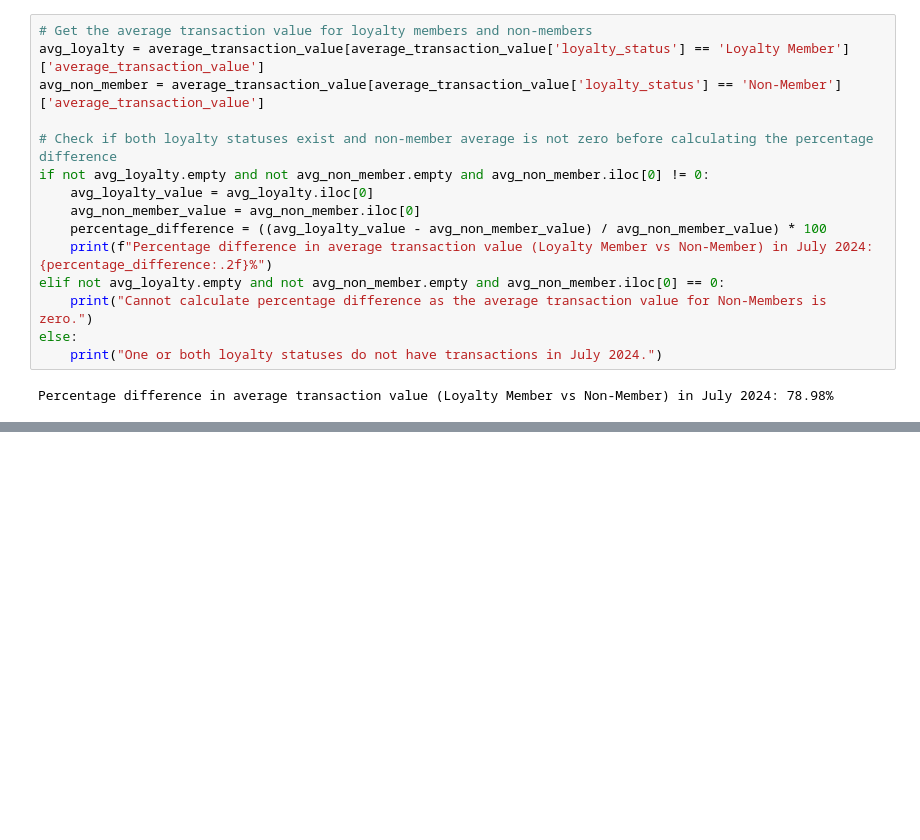
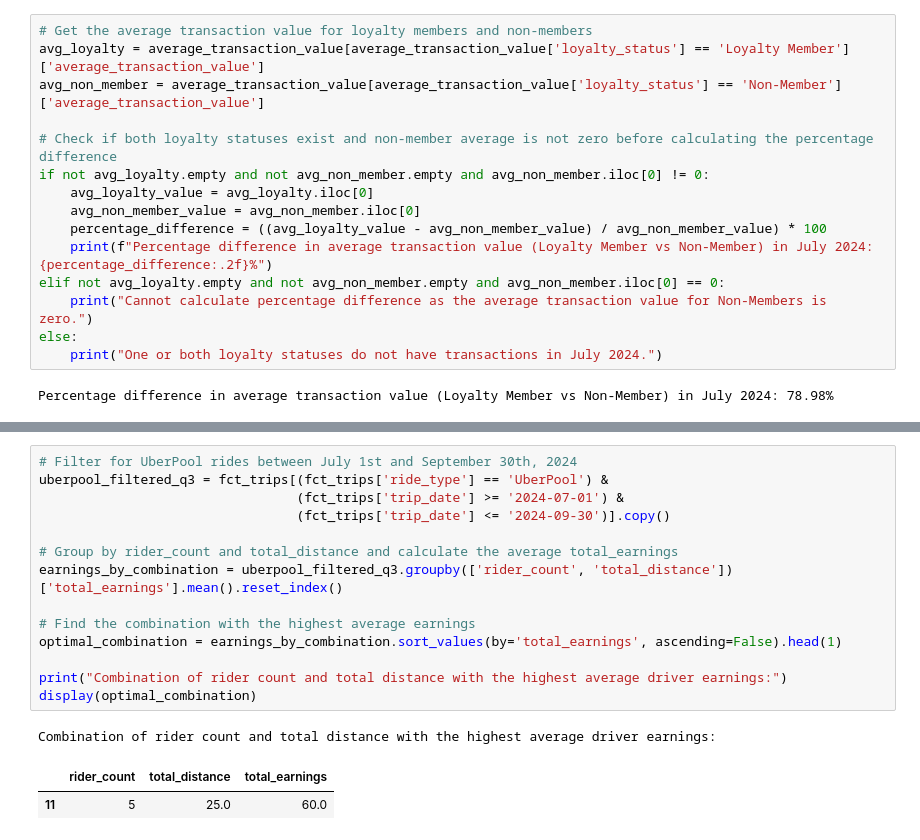
Before and after one commit to Haris-09/Python-Summer-Party-Challenge, a Jupyter notebook: Python_Summer_Party.ipynb, the cells around one changed output, grey strips where cells are left out. Cells and saved outputs as stored; diff of their text form; blank space fills up the shorter version.

```diff
--- a/Python_Summer_Party.ipynb
+++ b/Python_Summer_Party.ipynb
@@ -2069,0 +2177,18 @@ Percentage difference in average transaction value (Loyalty Member vs Non-Member
+# %%
+# Filter for UberPool rides between July 1st and September 30th, 2024
+uberpool_filtered_q3 = fct_trips[(fct_trips['ride_type'] == 'UberPool') &
+                                 (fct_trips['trip_date'] >= '2024-07-01') &
+                                 (fct_trips['trip_date'] <= '2024-09-30')].copy()
+
+# Group by rider_count and total_distance and calculate the average total_earnings
+earnings_by_combination = uberpool_filtered_q3.groupby(['rider_count', 'total_distance'])['total_earnings'].mean().reset_index()
+
+# Find the combination with the highest average earnings
+optimal_combination = earnings_by_combination.sort_values(by='total_earnings', ascending=False).head(1)
+
+print("Combination of rider count and total distance with the highest average driver earnings:")
+display(optimal_combination)
+# %% [output]
+Combination of rider count and total distance with the highest average driver earnings:
+|  | rider_count | total_distance | total_earnings |
+| 11 | 5 | 25.0 | 60.0 |
```
Also changed, not shown: parts of 9 cells of this notebook.
